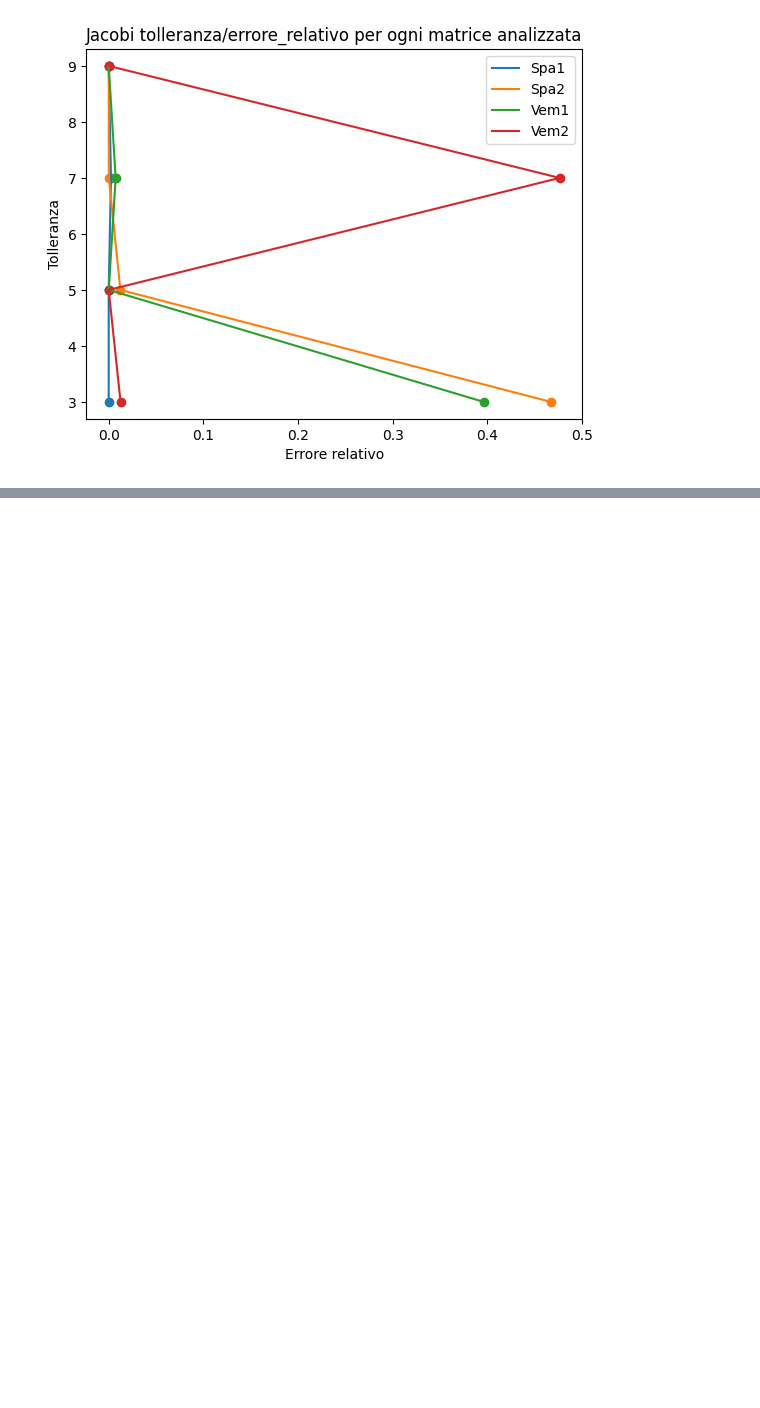
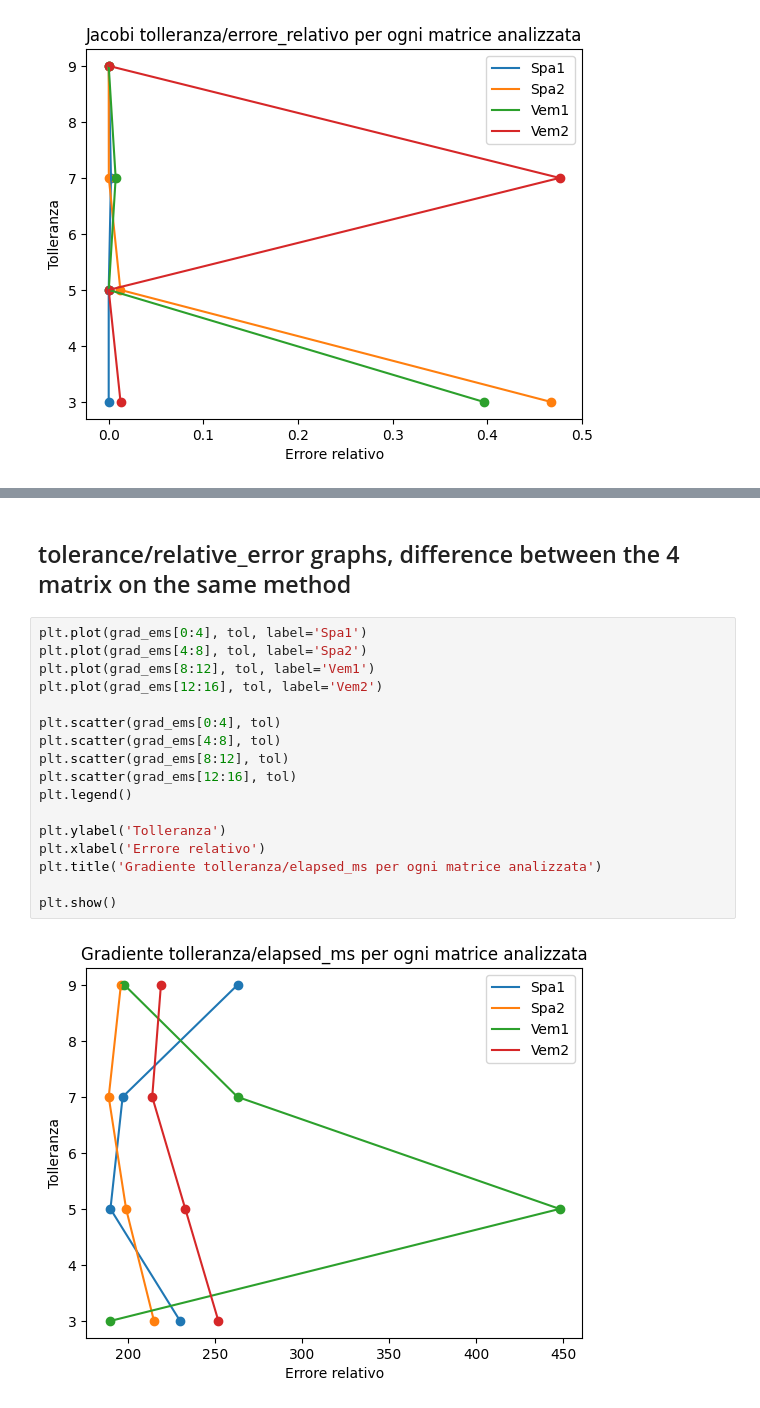
Before and after one commit to gabrielecanesi/iterative-solver, a Jupyter notebook: scripts/Graphs.ipynb, the cells around one changed output, grey strips where cells are left out. Saved outputs shown, nothing was run; the diff lists cells and outputs as text; blank space fills up the shorter version.

Commit message:
Tolerance/elapsed_ms graphs added, difference between the 4 matrix on the same method

```diff
--- a/scripts/Graphs.ipynb
+++ b/scripts/Graphs.ipynb
@@ -256,0 +259,21 @@ plt.show()
+# %% [markdown]
+## tolerance/relative_error graphs, difference between the 4 matrix on the same method
+# %%
+plt.plot(grad_ems[0:4], tol, label='Spa1')
+plt.plot(grad_ems[4:8], tol, label='Spa2')
+plt.plot(grad_ems[8:12], tol, label='Vem1')
+plt.plot(grad_ems[12:16], tol, label='Vem2')
+
+plt.scatter(grad_ems[0:4], tol)
+plt.scatter(grad_ems[4:8], tol)
+plt.scatter(grad_ems[8:12], tol)
+plt.scatter(grad_ems[12:16], tol)
+plt.legend()
+
+plt.ylabel('Tolleranza')
+plt.xlabel('Errore relativo')
+plt.title('Gradiente tolleranza/elapsed_ms per ogni matrice analizzata')
+
+plt.show()
+# %% [output]
+[figure, added]
```
Also changed, not shown: parts of 6 cells of this notebook.
